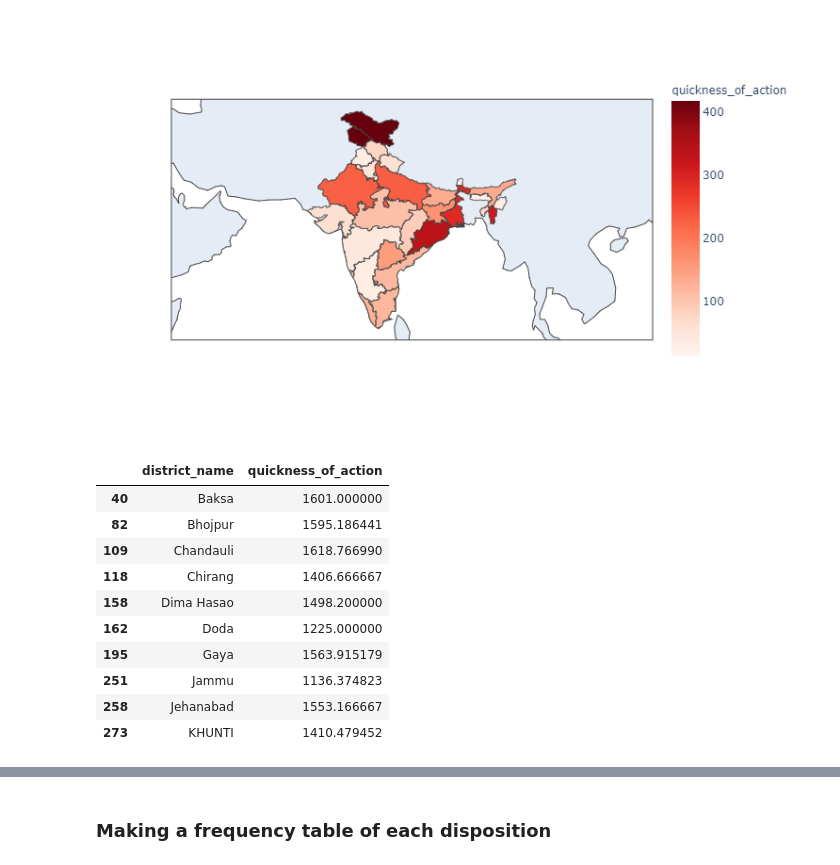
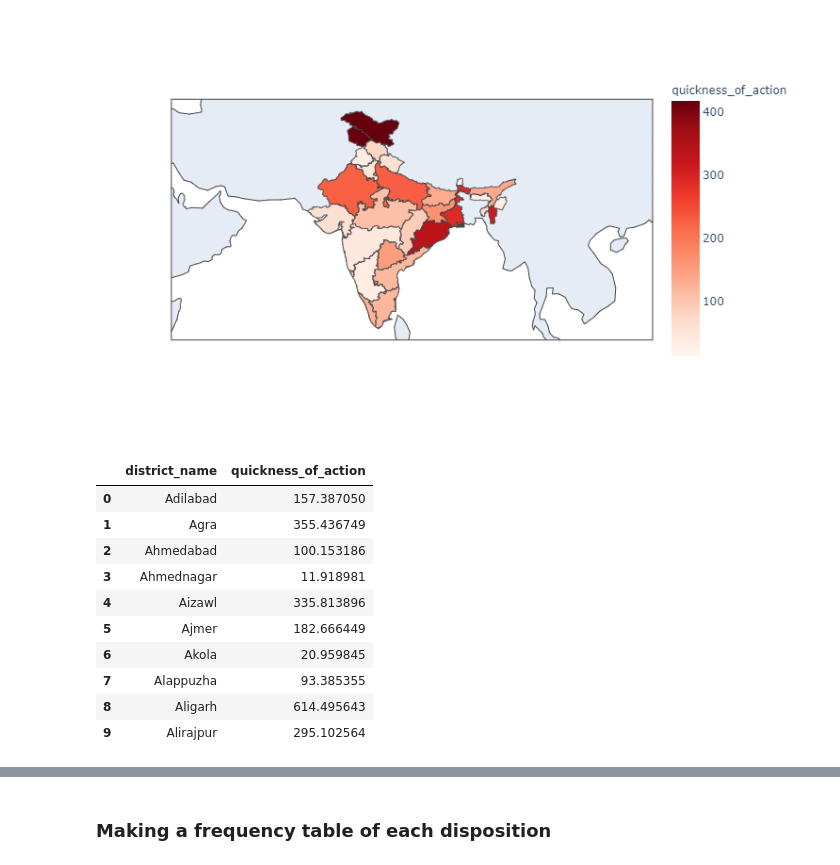
Before and after one commit to ujjwal-shekhar/Indian-Judicial-System-PreCog, a Jupyter notebook: data-visualizer-precog.ipynb, the cells around one changed output, grey strips where cells are left out. Cells and saved outputs as stored; diff of their text form; code cells hidden in the pictures.

```diff
--- a/data-visualizer-precog.ipynb
+++ b/data-visualizer-precog.ipynb
@@ -859,7 +859,7 @@ False    3780262
 True     1465783
 Name: criminal, dtype: int64
 # %%
-d2f = df[(df.criminal == True)]
+df = df[(df.criminal == True)]
 # %% [markdown]
 Let's also drop the `ddl_case_id` and `cino` columns since they are unique identifiers mostly useful for connecting tables.
 # %%
@@ -956,19 +956,19 @@ px.choropleth(
 # %%
 avg_quickness_district = df.groupby(['district_name'])['quickness_of_action'].mean()
 avg_quickness_district = avg_quickness_district.to_frame()
 avg_quickness_district = avg_quickness_district.reset_index()
 
-avg_quickness_district = avg_quickness_district[avg_quickness_district.quickness_of_action > 1000]
+# avg_quickness_district = avg_quickness_district[avg_quickness_district.quickness_of_action > 1000]
 avg_quickness_district.head(10)
 # %% [output]
 |  | district_name | quickness_of_action |
-| 40 | Baksa | 1601.000000 |
-| 82 | Bhojpur | 1595.186441 |
-| 109 | Chandauli | 1618.766990 |
-| 118 | Chirang | 1406.666667 |
-| 158 | Dima Hasao | 1498.200000 |
-| 162 | Doda | 1225.000000 |
-| 195 | Gaya | 1563.915179 |
-| 251 | Jammu | 1136.374823 |
-| 258 | Jehanabad | 1553.166667 |
-| 273 | KHUNTI | 1410.479452 |
+| 0 | Adilabad | 157.387050 |
+| 1 | Agra | 355.436749 |
+| 2 | Ahmedabad | 100.153186 |
+| 3 | Ahmednagar | 11.918981 |
+| 4 | Aizawl | 335.813896 |
+| 5 | Ajmer | 182.666449 |
+| 6 | Akola | 20.959845 |
+| 7 | Alappuzha | 93.385355 |
+| 8 | Aligarh | 614.495643 |
+| 9 | Alirajpur | 295.102564 |
```
Also changed, not shown: parts of 10 cells of this notebook.
